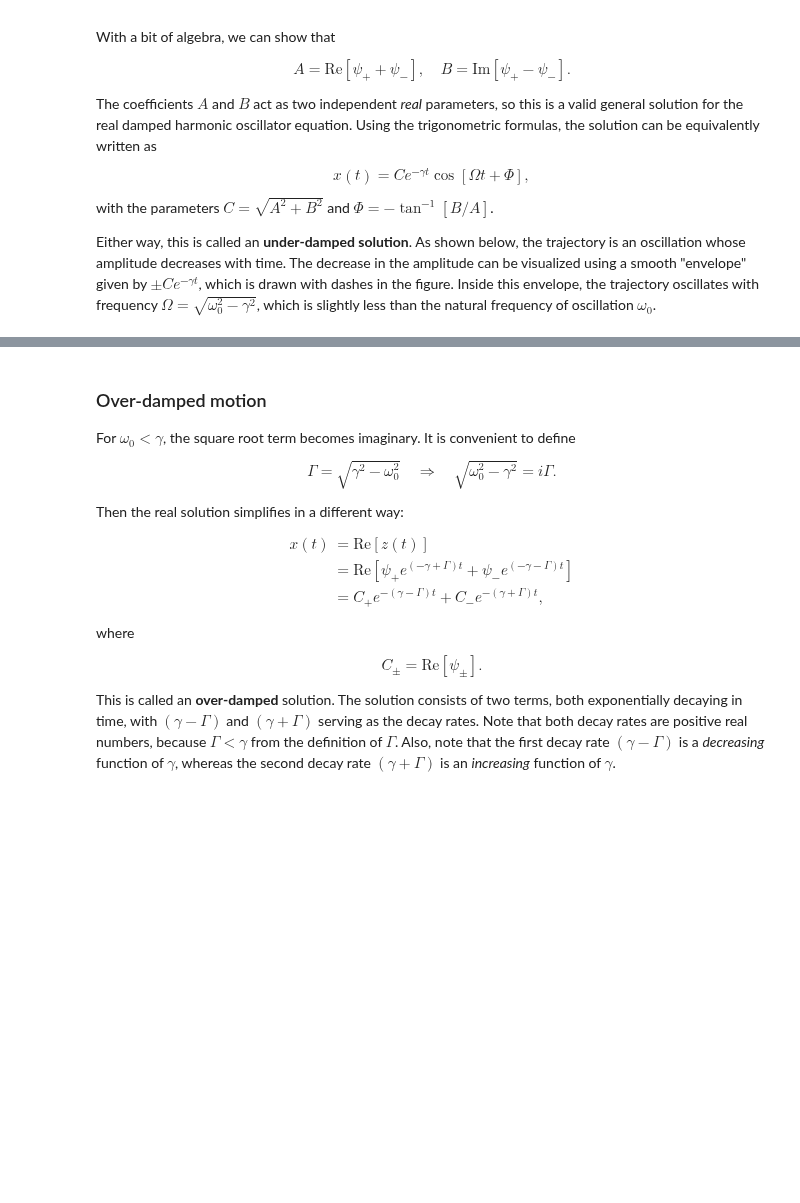
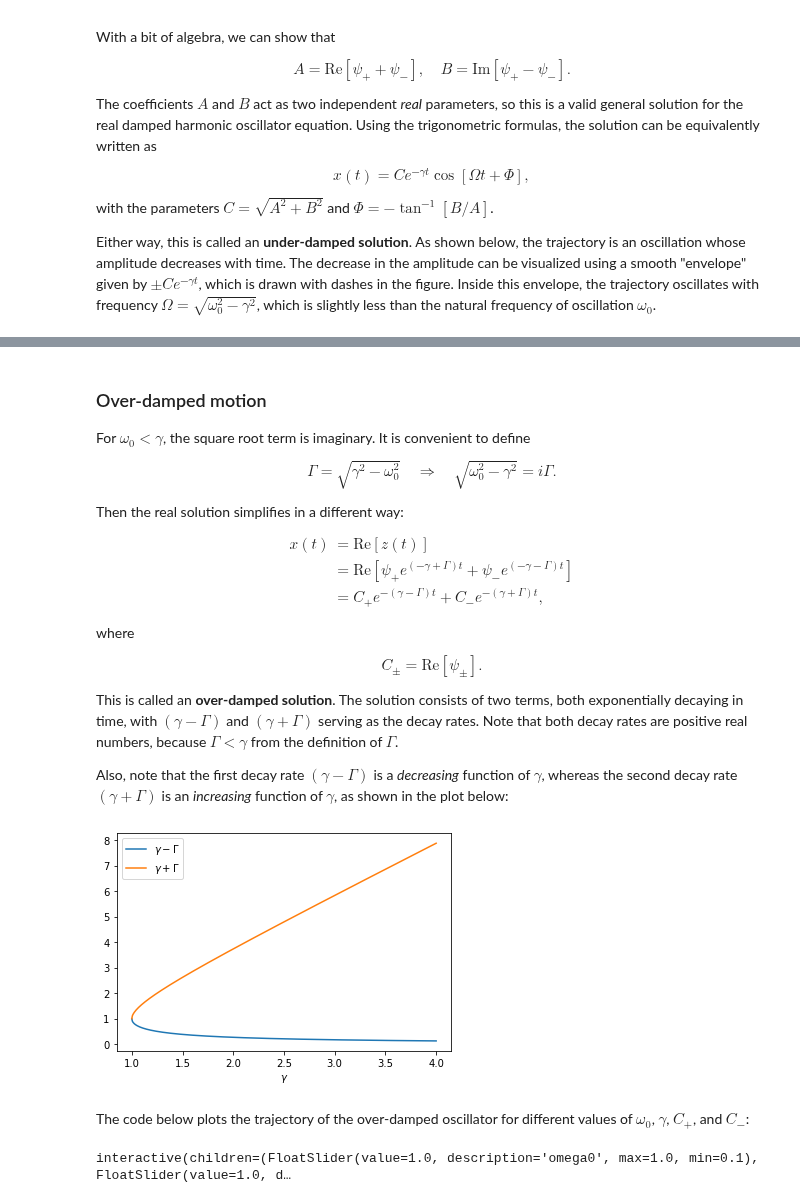
Before and after one commit to seewhydee/ntuphys_nb, a Jupyter notebook: MH2801/04_complex_oscillations.ipynb, the cells around one changed output, grey strips where cells are left out. Saved outputs shown, nothing was run; the diff lists cells and outputs as text; code cells hidden in the pictures; blank space fills up the shorter version.

```diff
--- a/MH2801/04_complex_oscillations.ipynb
+++ b/MH2801/04_complex_oscillations.ipynb
@@ -289,7 +288,7 @@ interact(plot_underdamped,
 # %% [markdown]
 ### Over-damped motion<a name="overdamped"></a>
 
-For $\omega_0 < \gamma$, the square root term becomes imaginary.  It is convenient to define
+For $\omega_0 < \gamma$, the square root term is imaginary.  It is convenient to define
 
 $$\Gamma = \sqrt{\gamma^2 - \omega_0^2} \quad \Rightarrow \quad \sqrt{\omega_0^2 - \gamma^2} = i \Gamma.$$
 
@@ -301,7 +300,26 @@ where
 
 $$C_\pm = \mathrm{Re}[\psi_\pm].$$
 
-This is called an **over-damped** solution. The solution consists of two terms, both exponentially decaying in time, with $(\gamma-\Gamma)$ and $(\gamma + \Gamma)$ serving as the decay rates. Note that both decay rates are positive real numbers, because  $\Gamma < \gamma$ from the definition of $\Gamma$.  Also, note that the first decay rate $(\gamma - \Gamma)$ is a *decreasing* function of $\gamma$, whereas the second decay rate $(\gamma + \Gamma)$ is an *increasing* function of $\gamma$.
+This is called an **over-damped solution**. The solution consists of two terms, both exponentially decaying in time, with $(\gamma-\Gamma)$ and $(\gamma + \Gamma)$ serving as the decay rates. Note that both decay rates are positive real numbers, because  $\Gamma < \gamma$ from the definition of $\Gamma$.
+
+Also, note that the first decay rate $(\gamma - \Gamma)$ is a *decreasing* function of $\gamma$, whereas the second decay rate $(\gamma + \Gamma)$ is an *increasing* function of $\gamma$, as shown in the plot below:
+# %%
+%matplotlib inline
+from numpy import linspace, sqrt
+import matplotlib.pyplot as plt
+
+omega0 = 1.0
+gamma  = linspace(1, 4, 500)
+Gamma  = sqrt(gamma**2 - omega0**2)
+plt.plot(gamma, gamma - Gamma, label=r'$\gamma - \Gamma$')
+plt.plot(gamma, gamma + Gamma, label=r'$\gamma + \Gamma$')
+plt.xlabel(r'$\gamma$')
+plt.legend()
+plt.show()
+# %% [output]
+[figure, added]
+# %% [markdown]
+The code below plots the trajectory of the over-damped oscillator for different values of $\omega_0$, $\gamma$, $C_+$, and $C_-$:
 # %%
 ## Plot the trajectory of an over-damped oscillator
 %matplotlib inline
@@ -309,29 +327,31 @@ from ipywidgets import interact, FloatSlider
 from numpy import linspace, sqrt, exp
 import matplotlib.pyplot as plt
 
-def plot_overdamped(omega0, gamma, C1, C2):
+def plot_overdamped(omega0, gamma, C_minus, C_plus):
     x0, t = 2.0, linspace(0, 10, 150)
 
     ## Trajectory formulas
     G = sqrt(gamma**2 - omega0**2)
-    xe = C1 * exp(-(gamma-G)*t)
-    x  = xe + C2 * exp(-(gamma+G)*t)
+    xe = C_minus * exp(-(gamma-G)*t)
+    x  = xe + C_plus * exp(-(gamma+G)*t)
 
     plt.figure(figsize=(10,5))
     ax = plt.subplot(1,1,1)
     plt.title('Motion of an overdamped oscillator')
     plt.plot(t, x, 'b', label='x(t)')
     plt.plot(t, xe, 'r--', label='Limit')
-    plt.xlabel('t'); plt.xlim(t[0], t[-1])
-    plt.ylabel('x'); plt.ylim(-0.1*x0, x0)
+    plt.axis([t[0], t[-1], -0.1*x0, x0])
+    plt.xlabel('t'); plt.ylabel('x')
     ax.legend(numpoints=1, loc='upper right')
     plt.show()
 
 interact(plot_overdamped,
-         omega0= FloatSlider(min=0.1, max=1.0, step=0.1, value=1.0),
-         gamma = FloatSlider(min=1.0, max=5.0, step=0.1, value=0.1),
-         C1    = FloatSlider(min=0.0, max=1.0, step=0.1, value=1.0),
-         C2    = FloatSlider(min=0.0, max=1.0, step=0.1, value=1.0));
+         omega0  = FloatSlider(min=0.1, max=1.0, step=0.1, value=1.0),
+         gamma   = FloatSlider(min=1.0, max=5.0, step=0.1, value=0.1),
+         C_minus = FloatSlider(min=0.0, max=1.0, step=0.1, value=1.0),
+         C_plus  = FloatSlider(min=0.0, max=1.0, step=0.1, value=1.0));
+# %% [output]
+interactive(children=(FloatSlider(value=1.0, description='omega0', max=1.0, min=0.1), FloatSlider(value=1.0, d…
 # %% [markdown]
 The larger decay rate, $(\gamma + \Gamma)$, is associated with a faster-decaying exponential. Therefore, at long times the second term becomes negligible compared to the first term. Then the solution approaches the limit
 
```
Also changed, not shown: parts of 17 cells of this notebook, 33 other files.
